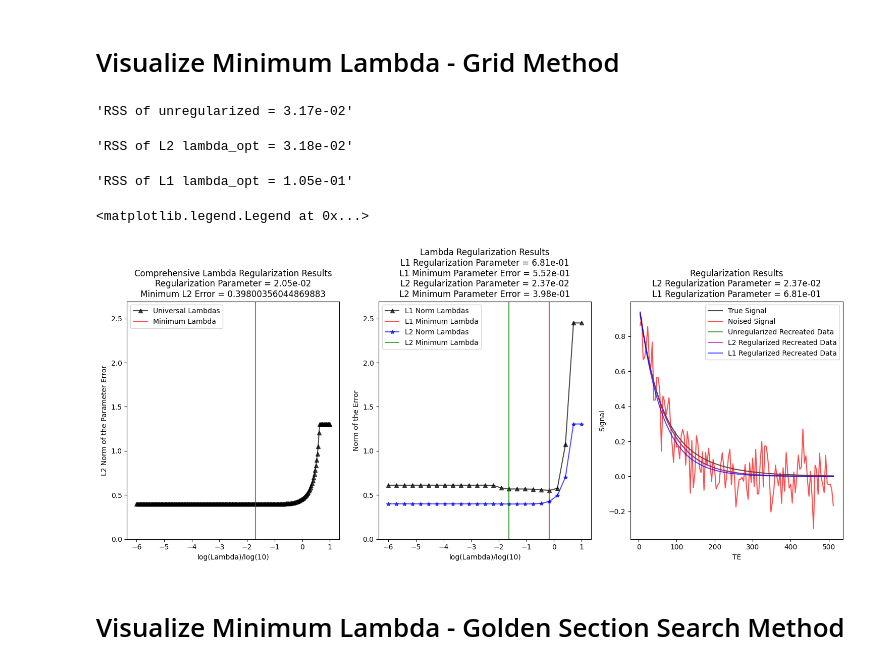
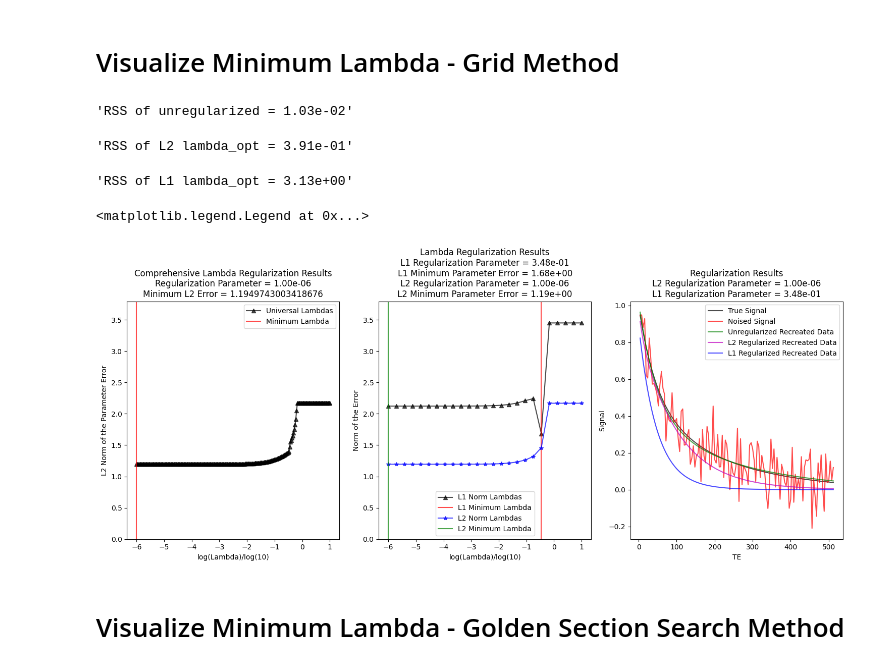
Before and after one commit to Griffin997/OptimalRegularizer, a Jupyter notebook: Generate_LambdaOpt.ipynb, the cells around one changed output. Drawn from its saved outputs; the diff is of its cells as text; code cells hidden in the pictures.

```diff
--- a/Generate_LambdaOpt.ipynb
+++ b/Generate_LambdaOpt.ipynb
@@ -16,12 +17,11 @@ import torch
 # %% [markdown]
 # Define Parameters
 # %%
-SNR = 175
+SNR = 10
 n_elements = 128
 d_start = 4
 d_increment = 4
 
-ob_weight = 100
 Nth = 10
 
 n_noise_realizations = 10
@@ -46,13 +46,12 @@ assert(tdata[-1]==d_increment*n_elements)
 lambdas_test = np.logspace(lambdaA, lambdaB, int(est_GSS_steps))
 lambdas_comprehensive = np.logspace(lambdaA, lambdaB, 251)
 
-noise_sd_test = 1/10
-
 c1 = 0.5
 c2 = 0.5
 T21 = 45
-T22 = 100
+T22 = 200
 
+ob_weight = 100
 upper_bound = [1,1,500,1500] #Set upper bound on parameters c1, c2, T21, T22, respectively
 true_params = np.array([c1, c2, T21, T22]) #Set initial guesses
 initial_params = true_params
@@ -60,10 +59,11 @@ initial_params = true_params
 agg_array = np.array([1,1,1/ob_weight, 1/ob_weight])
 # agg_array = np.array(1/initial_params)
 
+round_Params = [round(num, 2) for num in true_params]
+pList = ', '.join(str(x) for x in round_Params)
+
 ############
 #Actual parameter sets to investigate
-noise_sd = 1/SNR
-
 c1_set = np.array([0.1, 0.3, 0.5, 0.7, 0.9])
 c2_set = 1 - c1_set
 T21_set = np.array([10, 20, 30, 40, 50, 60])
@@ -80,6 +80,11 @@ plt.style.use('default')
 # %%
 #Two parameter definition of s(t) with regularization parameter lambda
 def G(t, con_1, con_2, tau_1, tau_2):
+    function = con_1*np.exp(-t/tau_1) + con_2*np.exp(-t/tau_2)
+    return function
+
+def G3(t, con_1, tau_1, tau_2):
+    con_2 = 1 - con_1
     function = con_1*np.exp(-t/tau_1) + con_2*np.exp(-t/tau_2)
     return function
 
@@ -322,13 +262,13 @@ def find_minLambda_GSS_quick(noisey_data, c1, c2, T21, T22, tolerance = GSS_tole
 # %%
 noiseless_curve = G(tdata, c1, c2, T21, T22)
 
-data = noiseless_curve + noise(noise_sd_test)
+data = add_noise(noiseless_curve, SNR)
 
 unreg_params = estimate_parameters(data, 0)
 
-opt_params_comp, min_error_lambda_comp, error_array_comp = find_minLambda_L2grid_omni(data, c1, c2, T21, T22, lambdas = lambdas_comprehensive)
-opt_params_L2, min_error_lambda_L2, error_array_L2 = find_minLambda_L2grid_omni(data, c1, c2, T21, T22, lambdas = lambdas_test)
-opt_params_L1, min_error_lambda_L1, error_array_L1 = find_minLambda_L1grid_omni(data, c1, c2, T21, T22, lambdas = lambdas_test)
+opt_params_comp, min_error_lambda_comp, error_array_comp = find_minLambda_L2grid_omni(data, true_params, lambdas = lambdas_comprehensive)
+opt_params_L2, min_error_lambda_L2, error_array_L2 = find_minLambda_L2grid_omni(data, true_params, lambdas = lambdas_test)
+opt_params_L1, min_error_lambda_L1, error_array_L1 = find_minLambda_L1grid_omni(data, true_params, lambdas = lambdas_test)
 
 unreg_curve = G(tdata, *unreg_params)
 recreated_curve_L2 = G(tdata, *opt_params_L2)
@@ -354,37 +294,37 @@ ax[0].set_title('Comprehensive Lambda Regularization Results' +
                 '\nRegularization Parameter = ' + "{:.2e}".format(min_error_lambda_comp) + '\nMinimum L2 Error = ' + str(np.min(error_array_comp)))
 ax[0].legend()
 
 ax[1].plot(np.log10(lambdas_test), error_array_L1, label = 'L1 Norm Lambdas', alpha = 0.7, color ='k', ls = '-', marker = '^')
 ax[1].axvline(x=np.log10(min_error_lambda_L1), label = 'L1 Minimum Lambda', alpha = 0.7, color ='r', ls = '-')
 ax[1].plot(np.log10(lambdas_test), error_array_L2, label = 'L2 Norm Lambdas', alpha = 0.7, color ='b', ls = '-', marker = '*')
 ax[1].axvline(x=np.log10(min_error_lambda_L2), label = 'L2 Minimum Lambda', alpha = 0.7, color ='g', ls = '-')
 ax[1].set_xlabel('log(Lambda)/log(10)')
 ax[1].set_ylabel('Norm of the Error')
 ax[1].set_ylim((0,opt_ymax))
 ax[1].set_title('Lambda Regularization Results'
                 + '\nL1 Regularization Parameter = ' + "{:.2e}".format(min_error_lambda_L1)
                 + '\nL1 Minimum Parameter Error = {:.2e}'.format(np.min(error_array_L1))
                 + '\nL2 Regularization Parameter = ' + "{:.2e}".format(min_error_lambda_L2)
                 + '\nL2 Minimum Parameter Error = {:.2e}'.format(np.min(error_array_L2)))
 ax[1].legend()
 
 
 ax[2].plot(tdata, noiseless_curve, label = 'True Signal', alpha = 0.7, color ='k', ls = '-')
 ax[2].plot(tdata, data, label = 'Noised Signal', alpha = 0.7, color ='r', ls = '-')
 ax[2].plot(tdata, unreg_curve, label = 'Unregularized Recreated Data', alpha = 0.7, color ='g', ls = '-')
 ax[2].plot(tdata, recreated_curve_L2, label = 'L2 Regularized Recreated Data', alpha = 0.7, color ='m', ls = '-')
 ax[2].plot(tdata, recreated_curve_L1, label = 'L1 Regularized Recreated Data', alpha = 0.7, color ='b', ls = '-')
 ax[2].set_xlabel('TE')
 ax[2].set_ylabel('Signal')
 ax[2].set_title('Regularization Results' + '\nL2 Regularization Parameter = ' + "{:.2e}".format(min_error_lambda_L2) +
             '\nL1 Regularization Parameter = ' + "{:.2e}".format(min_error_lambda_L1))
 ax[2].legend()
 # %% [output]
-'RSS of unregularized = 3.17e-02'
+'RSS of unregularized = 1.03e-02'
-'RSS of L2 lambda_opt = 3.18e-02'
+'RSS of L2 lambda_opt = 3.91e-01'
-'RSS of L1 lambda_opt = 1.05e-01'
+'RSS of L1 lambda_opt = 3.13e+00'
 <matplotlib.legend.Legend at 0x...>
-[figure, old version]
+[figure, new version]
 # %% [markdown]
 # Visualize Minimum Lambda - Golden Section Search Method
 # %%
```
Also changed, not shown: parts of 8 cells of this notebook.
